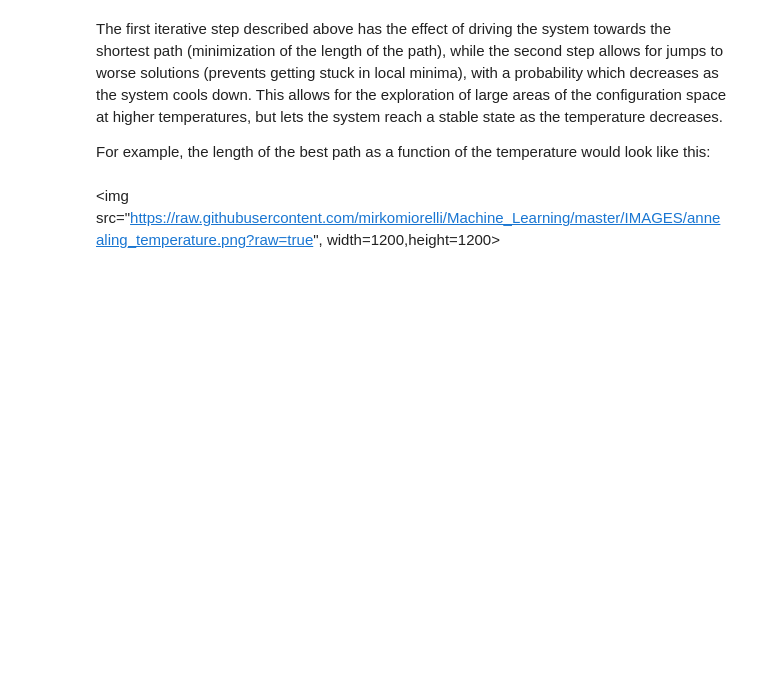
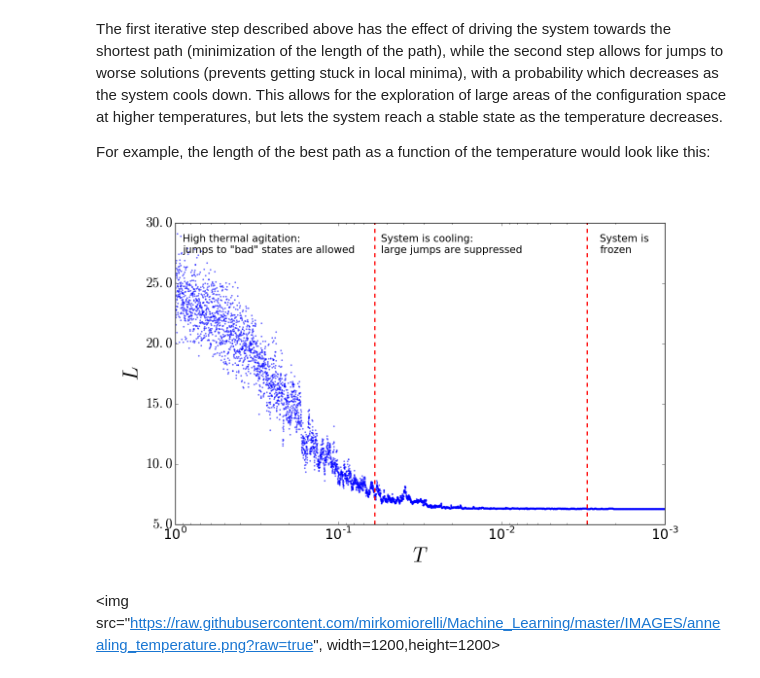
Before and after one commit to mirkomiorelli/Machine_Learning, a Jupyter notebook: NOTEBOOKS/SA.ipynb, the cells around one changed output. Saved outputs shown, nothing was run; the diff lists cells and outputs as text; code cells hidden in the pictures; blank space fills up the shorter version.

```diff
--- a/NOTEBOOKS/SA.ipynb
+++ b/NOTEBOOKS/SA.ipynb
@@ -52,6 +58,12 @@ where $c$ is a constant which regulates the change in temperature at each step,
 The first iterative step described above has the effect of driving the system towards the shortest path (minimization of the length of the path), while the second step allows for jumps to worse solutions (prevents getting stuck in local minima), with a probability which decreases as the system cools down. This allows for the exploration of large areas of the configuration space at higher temperatures, but lets the system reach a stable state as the temperature decreases.
 
 For example, the length of the best path as a function of the temperature would look like this:
+# %%
+from IPython.display import Image
+url = 'https://raw.githubusercontent.com/mirkomiorelli/Machine_Learning/master/IMAGES/annealing_temperature.png'
+Image(url,width=1200, height=1200)
+# %% [output]
+[figure, added]
 # %% [markdown]
 <img src="https://raw.githubusercontent.com/mirkomiorelli/Machine_Learning/master/IMAGES/annealing_temperature.png?raw=true", width=1200,height=1200>
 # %% [markdown]
```
Also changed, not shown: parts of 1 cell of this notebook.
